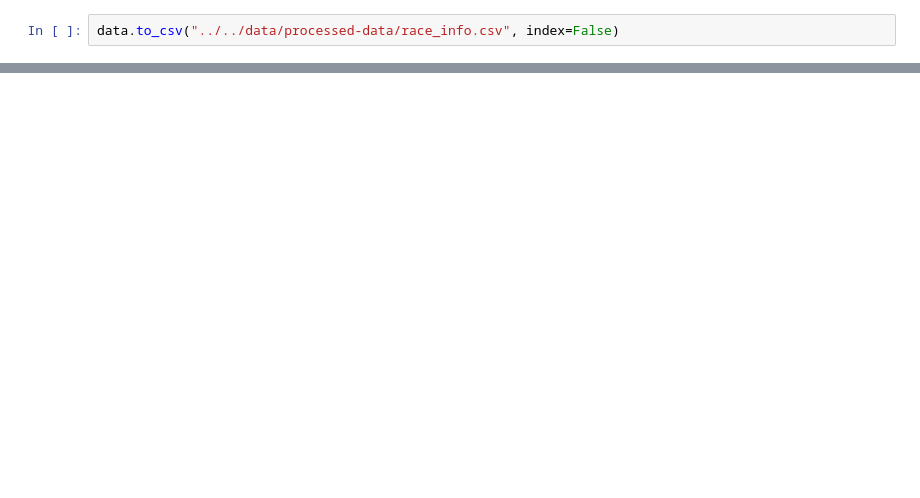
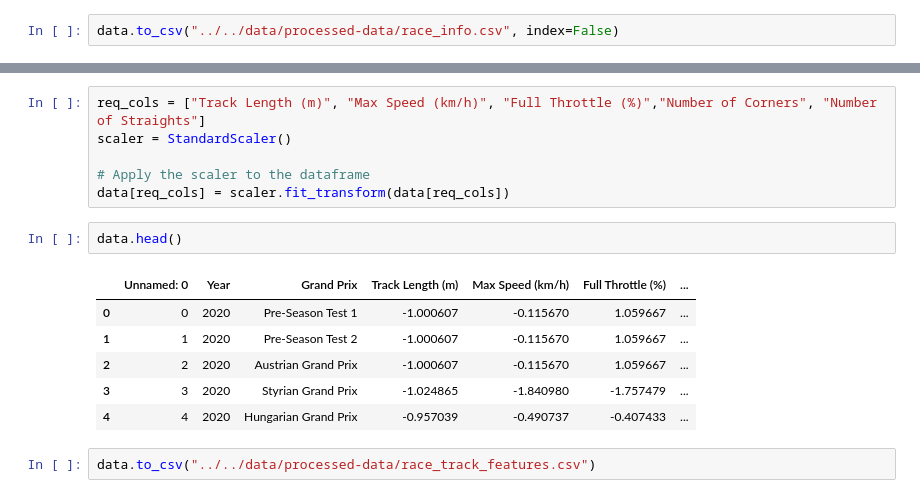
Before and after one commit to NandiniKodali988/F1-Through-Data, a Jupyter notebook: technical-details/data-cleaning/main.ipynb, the cells around one changed output, grey strips where cells are left out. Cells and saved outputs as stored; diff of their text form; blank space fills up the shorter version.

```diff
--- a/technical-details/data-cleaning/main.ipynb
+++ b/technical-details/data-cleaning/main.ipynb
@@ -598,0 +624,17 @@ data.to_csv("../../data/processed-data/race_info.csv", index=False)
+# %%
+req_cols = ["Track Length (m)", "Max Speed (km/h)", "Full Throttle (%)","Number of Corners", "Number of Straights"]
+scaler = StandardScaler()
+
+# Apply the scaler to the dataframe
+data[req_cols] = scaler.fit_transform(data[req_cols])
+# %%
+data.head()
+# %% [output]
+|  | Unnamed: 0 | Year | Grand Prix | Track Length (m) | Max Speed (km/h) | Full Throttle (%) | ... |
+| 0 | 0 | 2020 | Pre-Season Test 1 | -1.000607 | -0.115670 | 1.059667 | ... |
+| 1 | 1 | 2020 | Pre-Season Test 2 | -1.000607 | -0.115670 | 1.059667 | ... |
+| 2 | 2 | 2020 | Austrian Grand Prix | -1.000607 | -0.115670 | 1.059667 | ... |
+| 3 | 3 | 2020 | Styrian Grand Prix | -1.024865 | -1.840980 | -1.757479 | ... |
+| 4 | 4 | 2020 | Hungarian Grand Prix | -0.957039 | -0.490737 | -0.407433 | ... |
+# %%
+data.to_csv("../../data/processed-data/race_track_features.csv")
```
Also changed, not shown: parts of 3 cells of this notebook, 4 other files.
